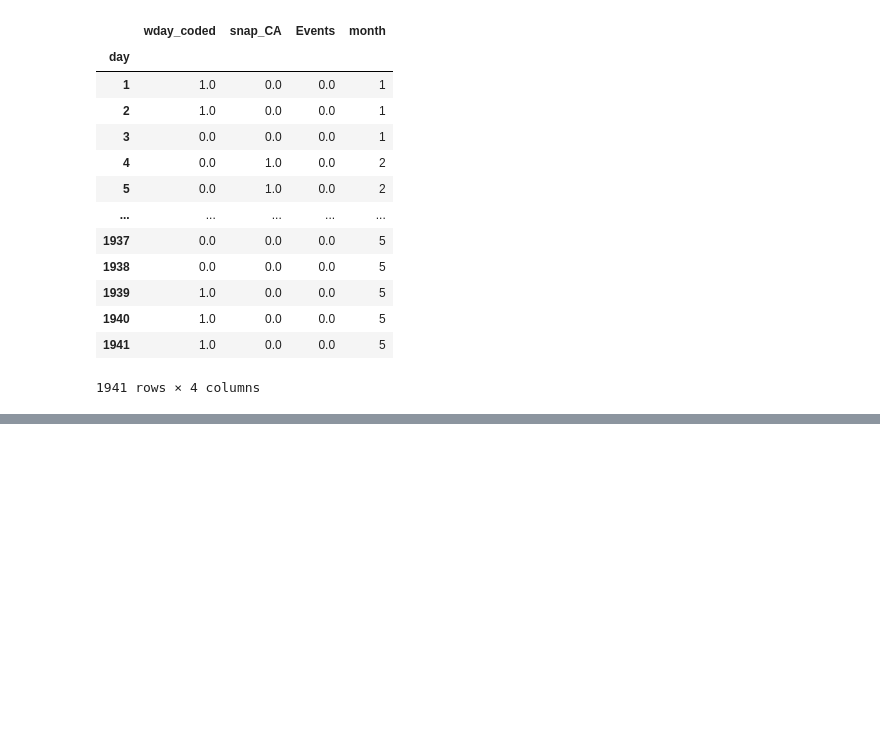
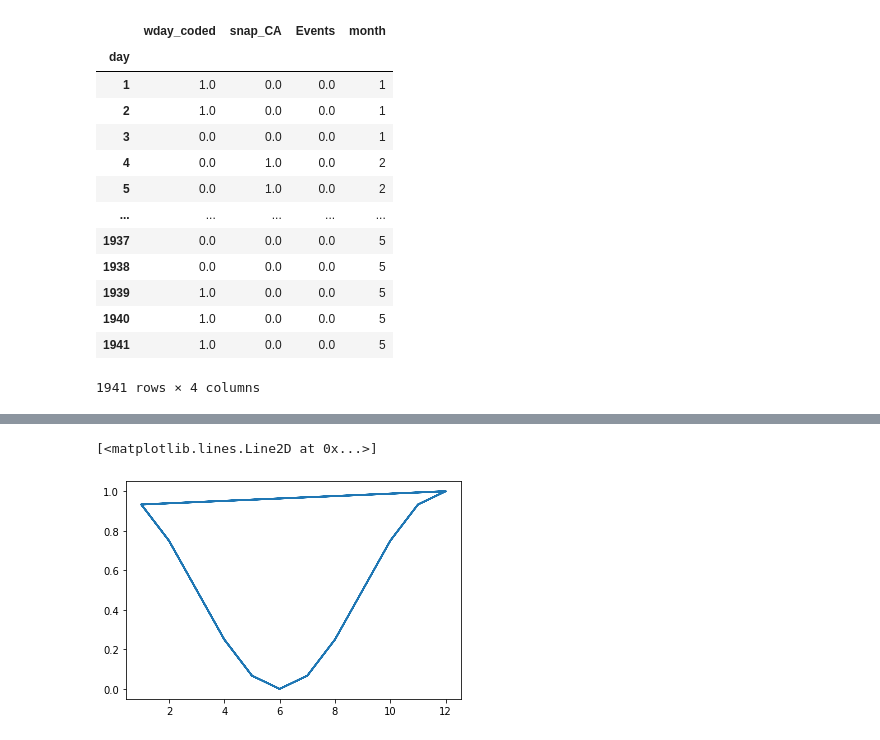
Before and after one commit to krishnans14/Joinhowdy_projects, a Jupyter notebook: M5_Competition_EDA.ipynb, the cells around one changed output, grey strips where cells are left out. Saved outputs shown, nothing was run; the diff lists cells and outputs as text; code cells hidden in the pictures; blank space fills up the shorter version.

```diff
--- a/M5_Competition_EDA.ipynb
+++ b/M5_Competition_EDA.ipynb
@@ -1346,0 +1371,5 @@ cal_df_parts_trans
+# %%
+plt.plot(cal_df_parts_trans['month'], (((cal_df_parts_trans['month']).apply(lambda x: np.cos(x*2*np.pi/12)))+1)/2)
+# %% [output]
+[<matplotlib.lines.Line2D at 0x...>]
+[figure, added]
```
Also changed, not shown: parts of 30 cells of this notebook.
